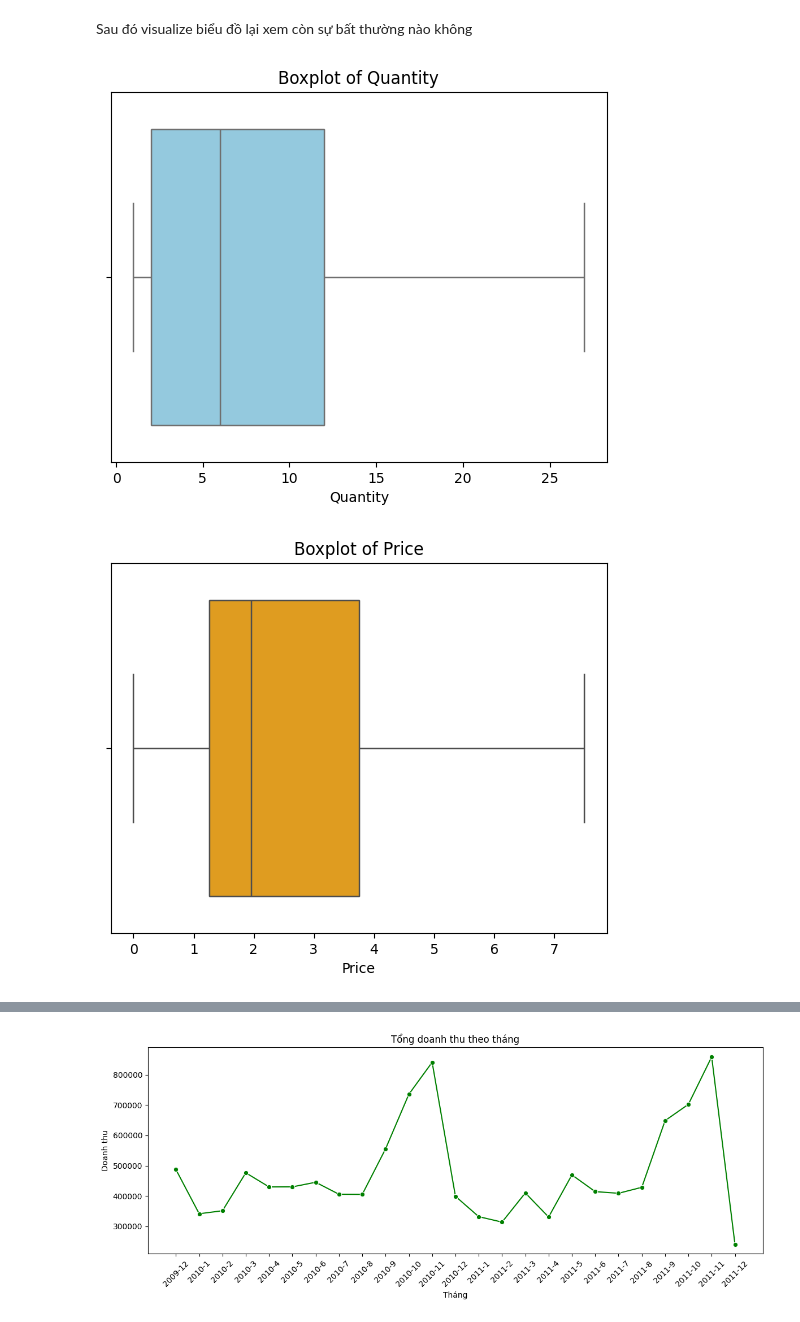
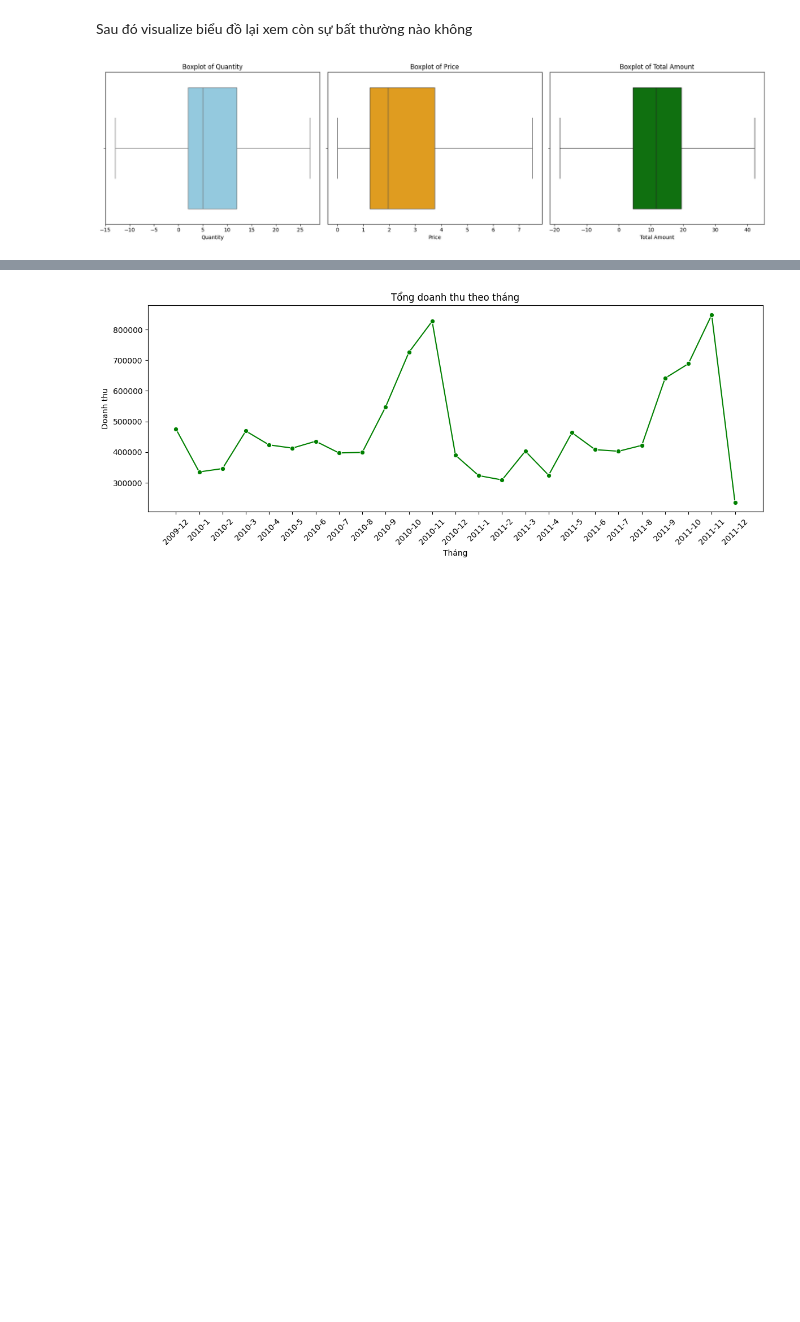
Before and after one commit to dangtranha/data-mining, a Jupyter notebook: 2_eda_visualization.ipynb, the cells around one changed output, grey strips where cells are left out. Saved outputs shown, nothing was run; the diff lists cells and outputs as text; code cells hidden in the pictures; blank space fills up the shorter version.

```diff
--- a/2_eda_visualization.ipynb
+++ b/2_eda_visualization.ipynb
@@ -87,23 +85,24 @@ replace_with_threshold(df_processed, 'TotalPrice')
 # %% [markdown]
 Sau đó visualize biểu đồ lại xem còn sự bất thường nào không
 # %%
+fig, axes = plt.subplots(1, 3, figsize=(18, 5))  # 1 hàng, 3 cột
+
 # Boxplot Quantity
-sns.boxplot(x=df_processed['Quantity'], color='skyblue')
-plt.title('Boxplot of Quantity')
-plt.xlabel('Quantity')
-plt.show()
+sns.boxplot(x=df_processed['Quantity'], color='skyblue', ax=axes[0])
+axes[0].set_title('Boxplot of Quantity')
+axes[0].set_xlabel('Quantity')
 
 # Boxplot Price
-sns.boxplot(x=df_processed['Price'], color='orange')
-plt.title('Boxplot of Price')
-plt.xlabel('Price')
+sns.boxplot(x=df_processed['Price'], color='orange', ax=axes[1])
+axes[1].set_title('Boxplot of Price')
+axes[1].set_xlabel('Price')
+
+# Boxplot Total Amount
+sns.boxplot(x=df_processed['TotalPrice'], color='green', ax=axes[2])
+axes[2].set_title('Boxplot of Total Amount')
+axes[2].set_xlabel('Total Amount')
+
+plt.tight_layout()
 plt.show()
-
-# Boxplot TotalAmount
-sns.boxplot(x=df_processed['TotalPrice'], color='green')
-plt.title('Boxplot of Total Amount')
-plt.xlabel('Total Amount')
-plt.show()
 # %% [output]
-[figure, old version]
+[figure, new version]
-[figure, removed]
```
Also changed, not shown: parts of 16 cells of this notebook, 2 other files.
